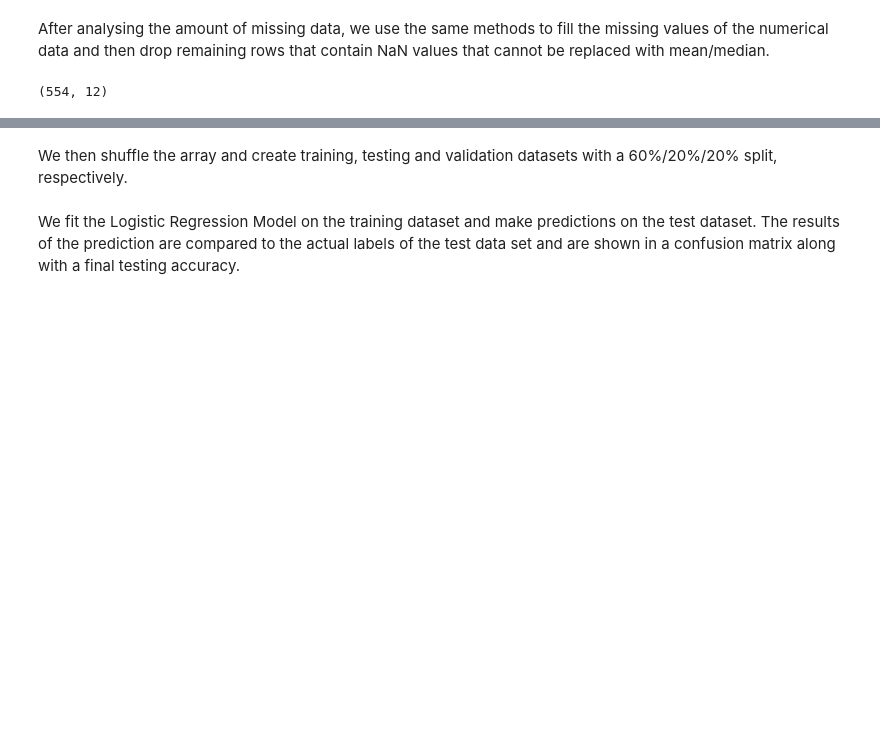
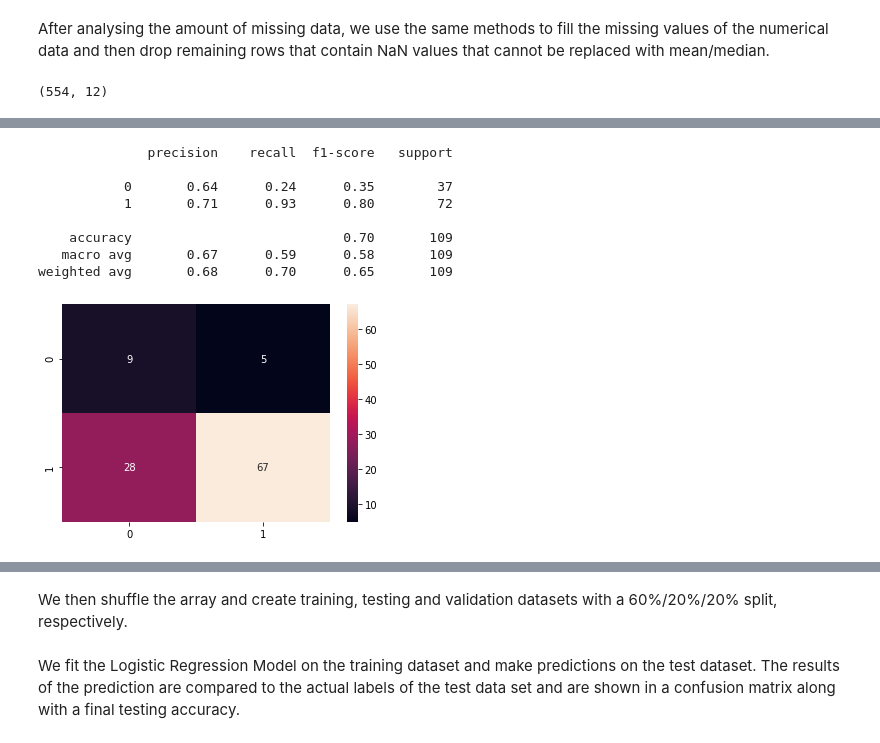
Before and after one commit to bongo1007/ACML, a Jupyter notebook: Project.ipynb, the cells around one changed output, grey strips where cells are left out. Saved outputs shown, nothing was run; the diff lists cells and outputs as text; code cells hidden in the pictures; blank space fills up the shorter version.

```diff
--- a/Project.ipynb
+++ b/Project.ipynb
@@ -265,0 +277,25 @@ data_LR.shape
+# %%
+def shuffleSplit(data_NN):
+    df_shuffle = data_NN.copy()
+    df_shuffle = df_shuffle.sample(frac=1).reset_index(drop=True)
+
+    #Split into training/testing/validating (60%/20%/20%)
+    df_train = df_shuffle.loc[:.6*len(data_NN)]
+    df_test = df_shuffle.loc[.6*len(data_NN)+1:.8*len(data_NN)].reset_index(drop=True)
+    df_validate = df_shuffle.loc[.8*len(data_NN)+1:].reset_index(drop=True)
+
+    #Remove classification bias in training data
+    df_0 = df_train.loc[df_train['Loan_Status']==0]
+    df_1 = df_train.loc[df_train['Loan_Status']==1]
+
+    #print(df_train.groupby(['Loan_Status']).count())
+    x_train = df_train.drop(["Loan_Status"], axis = 1)
+    y_train = df_train["Loan_Status"]
+
+    x_test = df_test.drop(["Loan_Status"], axis = 1)
+    y_test = df_test["Loan_Status"].reset_index(drop=True)
+
+    x_val = df_validate.drop(["Loan_Status"], axis = 1)
+    y_val = df_validate["Loan_Status"].reset_index(drop=True)
+
+    return x_train, x_test, x_val, y_val, y_train, y_test
@@ -265,0 +405,8 @@ data_LR.shape
+# %%
+data_KNN = data_LR.copy()
+y_pred, y_val, k_arr, big_acc_arr, ll = KNN(data_KNN)
+df_initKNN, df_initStats = display_dfs(k_arr, big_acc_arr, ll)
+display(df_initKNN)
+#display(df_initKNN)
+print("\n")
+display(df_initStats)
@@ -265,0 +432,14 @@ data_LR.shape
+# %%
+cf_matrix = confusion_matrix(y_pred, y_val)
+sns.heatmap(cf_matrix, annot=True,fmt='g')
+print(classification_report(y_val, y_pred))
+# %% [output]
+              precision    recall  f1-score   support
+
+           0       0.64      0.24      0.35        37
+           1       0.71      0.93      0.80        72
+
+    accuracy                           0.70       109
+   macro avg       0.67      0.59      0.58       109
+weighted avg       0.68      0.70      0.65       109
+[figure, added]
```
Also changed, not shown: parts of 88 cells of this notebook.
